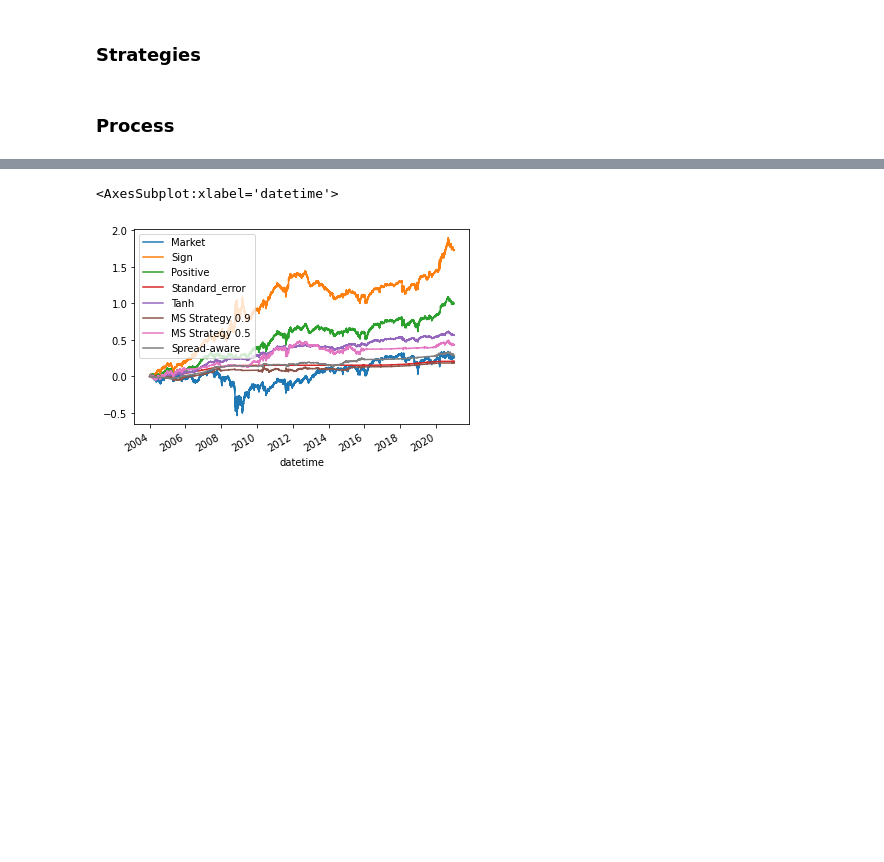
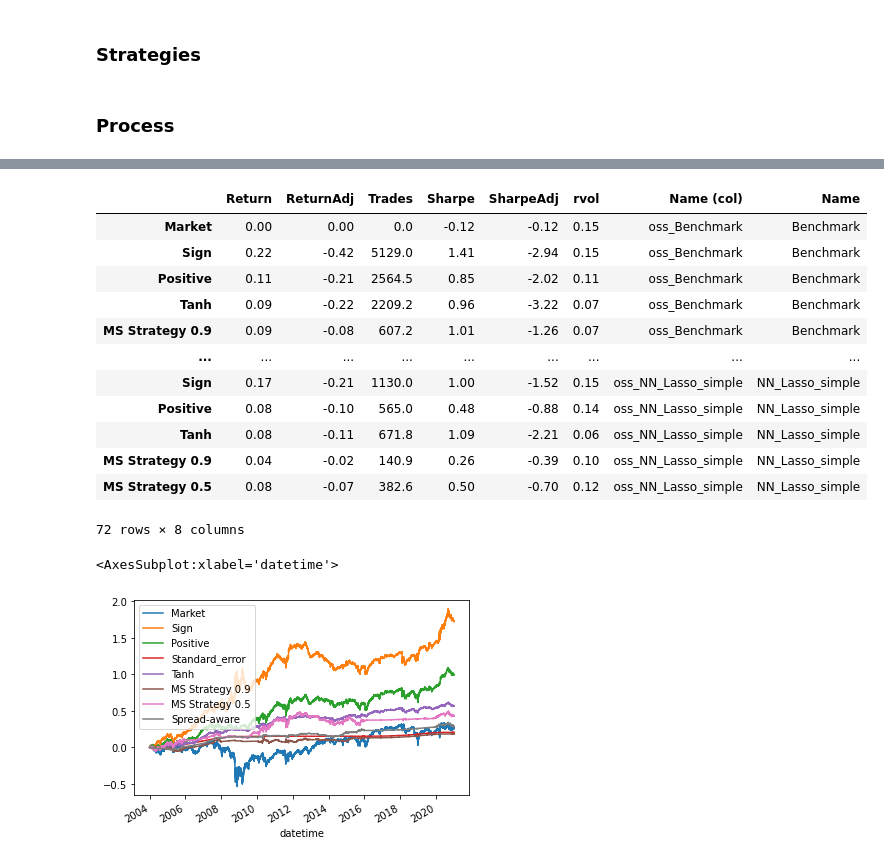
Before and after one commit to B277A/High-Freq-ML, a Jupyter notebook: code/results_analysis/get_trading_results.ipynb, the cells around one changed output, grey strips where cells are left out. Saved outputs shown, nothing was run; the diff lists cells and outputs as text; code cells hidden in the pictures; blank space fills up the shorter version.

```diff
--- a/code/results_analysis/get_trading_results.ipynb
+++ b/code/results_analysis/get_trading_results.ipynb
@@ -29,23 +25,0 @@ results_folder = '../../Results/No_overnight/Results'
-# %%
-%%time
-
-# Models
-st_model = ['Benchmark','LR','LR_PCA_select', 'LR_Lasso_select', 'Lasso','NN', 'NN_pca','NN_Lasso', 'NN_simple', 'NN_pca_simple','NN_Lasso_simple']
-
-# Load model results
-for i in range(0,len(st_model)):
-    if i == 0:
-        forecast_oss_df = pd.read_parquet(f'{results_folder}/' + st_model[i] + '_oss.parquet')
-        forecast_oss_df = forecast_oss_df.rename(columns={'0': 'oss_' + st_model[i]})
-    else:
-        results = pd.read_parquet(f'{results_folder}/' + st_model[i] + '_oss.parquet')
-        forecast_oss_df['oss_' + st_model[i]] = results['0']
-
-
-for i in range(0,len(st_model)):
-    if i == 0:
-        forecast_ins_df = pd.read_parquet(f'{results_folder}/' + st_model[i] + '_insample.parquet')
-        forecast_ins_df = forecast_ins_df.rename(columns={'ff__mkt': 'ins_' + st_model[i]})
-    else:
-        results = pd.read_parquet(f'{results_folder}/' + st_model[i] + '_insample.parquet')
-        forecast_ins_df['ins_' + st_model[i]] = results['ff__mkt']
@@ -98,8 +110,5 @@ plt.title('Annualized Risk-Free Rate over Time');
 # %%
 ## Spreads
-spread_df = pd.read_csv('../../data/taq/spy_spread.csv')
-spread_df['date'] = pd.to_datetime(spread_df['date'], format = '%Y%m%d')
-spread_df = spread_df.set_index('date').resample('15min').first().ffill()
 spread_df.groupby(pd.Grouper(freq = '1m')).mean().plot(y = 'QSpreadPct_TW_m')
 plt.axhline(0.001, color = 'k', ls = ':', label = "0.1%")
 plt.axhline(0.0001, color = 'k', ls = '--', label = "0.01%")
@@ -521,6 +531,22 @@ oss_results_all_df = pd.concat(oss_results_list)
 oss_returns_all_df = pd.concat(oss_returns_list, axis = 1)
 oss_weights_all_df = pd.concat(oss_weights_list, axis = 1)
 oss_retpred_all_df = pd.concat(oss_retpred_list, axis = 1)
+# %%
+oss_results_all_df
+# %% [output]
+|  | Return | ReturnAdj | Trades | Sharpe | SharpeAdj | rvol | Name (col) | Name |
+| Market | 0.00 | 0.00 | 0.0 | -0.12 | -0.12 | 0.15 | oss_Benchmark | Benchmark |
+| Sign | 0.22 | -0.42 | 5129.0 | 1.41 | -2.94 | 0.15 | oss_Benchmark | Benchmark |
+| Positive | 0.11 | -0.21 | 2564.5 | 0.85 | -2.02 | 0.11 | oss_Benchmark | Benchmark |
+| Tanh | 0.09 | -0.22 | 2209.2 | 0.96 | -3.22 | 0.07 | oss_Benchmark | Benchmark |
+| MS Strategy 0.9 | 0.09 | -0.08 | 607.2 | 1.01 | -1.26 | 0.07 | oss_Benchmark | Benchmark |
+| ... | ... | ... | ... | ... | ... | ... | ... | ... |
+| Sign | 0.17 | -0.21 | 1130.0 | 1.00 | -1.52 | 0.15 | oss_NN_Lasso_simple | NN_Lasso_simple |
+| Positive | 0.08 | -0.10 | 565.0 | 0.48 | -0.88 | 0.14 | oss_NN_Lasso_simple | NN_Lasso_simple |
+| Tanh | 0.08 | -0.11 | 671.8 | 1.09 | -2.21 | 0.06 | oss_NN_Lasso_simple | NN_Lasso_simple |
+| MS Strategy 0.9 | 0.04 | -0.02 | 140.9 | 0.26 | -0.39 | 0.10 | oss_NN_Lasso_simple | NN_Lasso_simple |
+| MS Strategy 0.5 | 0.08 | -0.07 | 382.6 | 0.50 | -0.70 | 0.12 | oss_NN_Lasso_simple | NN_Lasso_simple |
+72 rows × 8 columns
 # %%
 # Example returns
 oss_returns_all_df['Lasso_PCA_select'].cumsum().plot()
```
Also changed, not shown: parts of 20 cells of this notebook, 2 other files.
